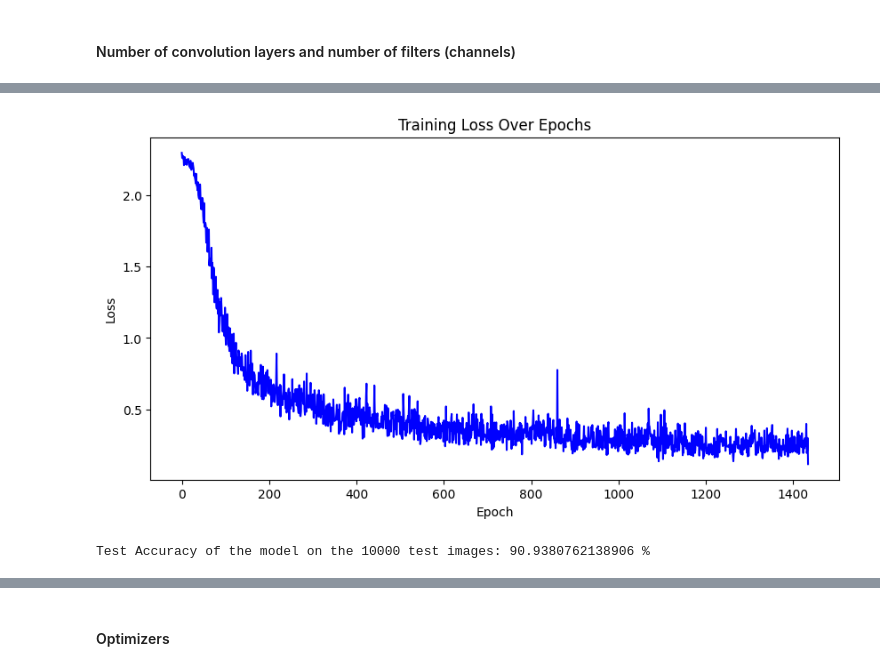
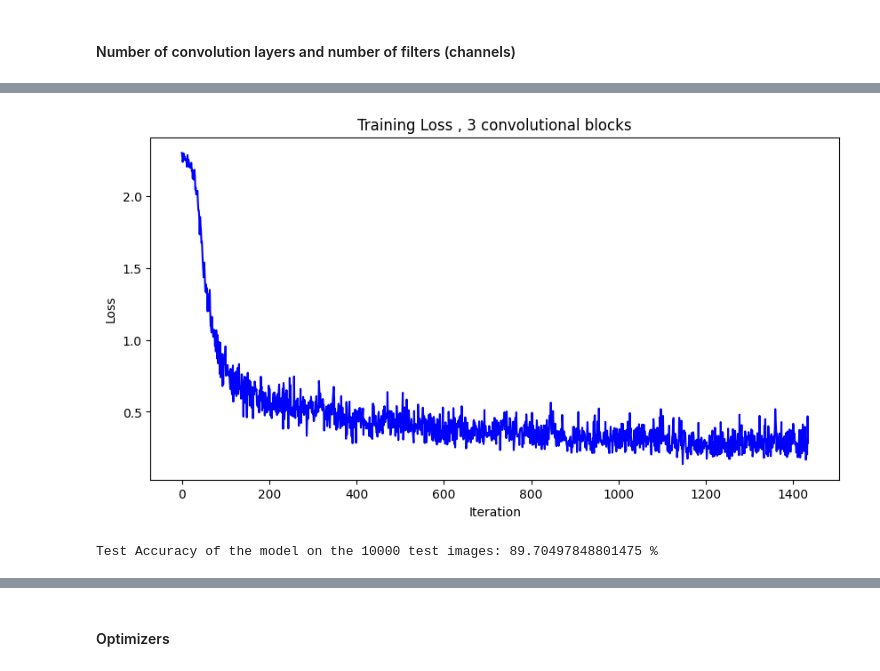
Before and after one commit to LucaFranceschi01/DL-2024, a Jupyter notebook: P3/P3_Questions_Answers.ipynb, the cells around one changed output, grey strips where cells are left out. Saved outputs shown, nothing was run; the diff lists cells and outputs as text; code cells hidden in the pictures.

```diff
--- a/P3/P3_Questions_Answers.ipynb
+++ b/P3/P3_Questions_Answers.ipynb
@@ -247,11 +247,11 @@ def test(CNN, test_loader):
         print('Test Accuracy of the model on the 10000 test images: {} %'.format(100 * correct / total))
         return 100 * correct / total
 
-def plot_loss(losses_list):
+def plot_loss(losses_list, title):
     plt.figure(figsize=(10, 5))
     plt.plot(losses_list, linestyle='-', color='b')
-    plt.title('Training Loss Over Epochs')
-    plt.xlabel('Epoch')
+    plt.title('Training Loss'+ title)
+    plt.xlabel('Iteration')
     plt.ylabel('Loss')
     plt.show()
 # %%
@@ -297,10 +297,7 @@ class TestingConvNet(nn.Module):
         self.conv3 = nn.Conv2d(32, 64, kernel_size=5,  padding=2) # (8 + 2*2 - 5)/1 + 1 = 8
         #input : 32 channel, output 64 channel, filter size : 5x5
 
-        self.conv4 = nn.Conv2d(64, 128, kernel_size=3,  padding=1) # (4 + 2*1 - 3)/1 + 1 = 4
-        #input : 64 channel, output 128 channel, filter size : 3x3
-
-        self.fc = nn.Linear(8*8*8, num_classes)
+        self.fc = nn.Linear(8*8*16, num_classes)
 
         self.maxpool= nn.MaxPool2d(kernel_size=2, stride=2)
         self.relu = nn.ReLU()
@@ -319,10 +316,6 @@ class TestingConvNet(nn.Module):
         out = self.relu(out)
         out = self.maxpool(out)
 
-        out = self.conv4(out)
-        out = self.relu(out)
-        out = self.maxpool(out)
-
         out = out.reshape(out.size(0), -1) #128,64,2,2 -> 128,2*2*64
         out = self.fc(out) # we don't need sigmoid or other activation function at the end beacuse we will use nn.CrossEntropyLoss() (check documentation to understand why)
 
@@ -336,10 +329,10 @@ optimizer = torch.optim.Adam(CNN.parameters(),lr = learning_rate)
 
 num_epochs = 5
 # %%
-loss_list = train(CNN, train_loader, optimizer, num_epochs, model_name='model_1_2.ckpt')
-plot_loss(loss_list)
+loss_list = train(CNN, train_loader, optimizer, num_epochs, model_name='model_1_2_1.ckpt')
+plot_loss(loss_list, " , 3 convolutional blocks")
 
-CNN.load_state_dict(torch.load(resultsdir + 'model_1_2.ckpt'))
+CNN.load_state_dict(torch.load(resultsdir + 'model_1_2_1.ckpt'))
 
 test_acc = test(CNN, test_loader)
 # %% [output]
@@ -351,2 +344,2 @@ Epoch [5/5], Loss: 0.2510
-[figure, old version]
+[figure, new version]
-Test Accuracy of the model on the 10000 test images: 90.9380762138906 %
+Test Accuracy of the model on the 10000 test images: 89.70497848801475 %
```
Also changed, not shown: parts of 13 cells of this notebook, 4 other files.
